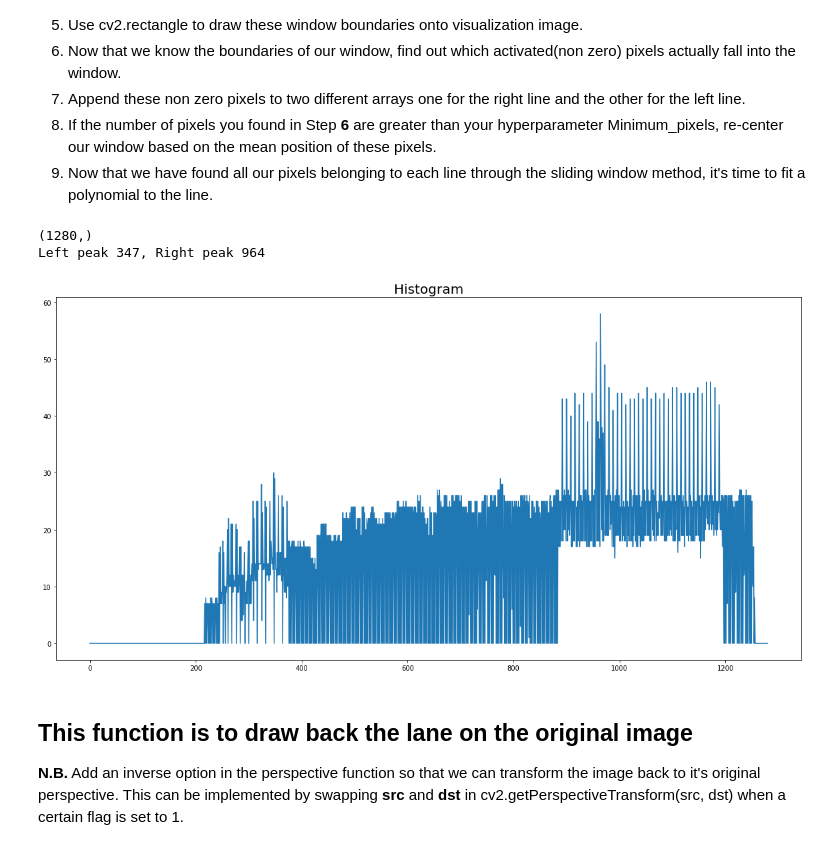
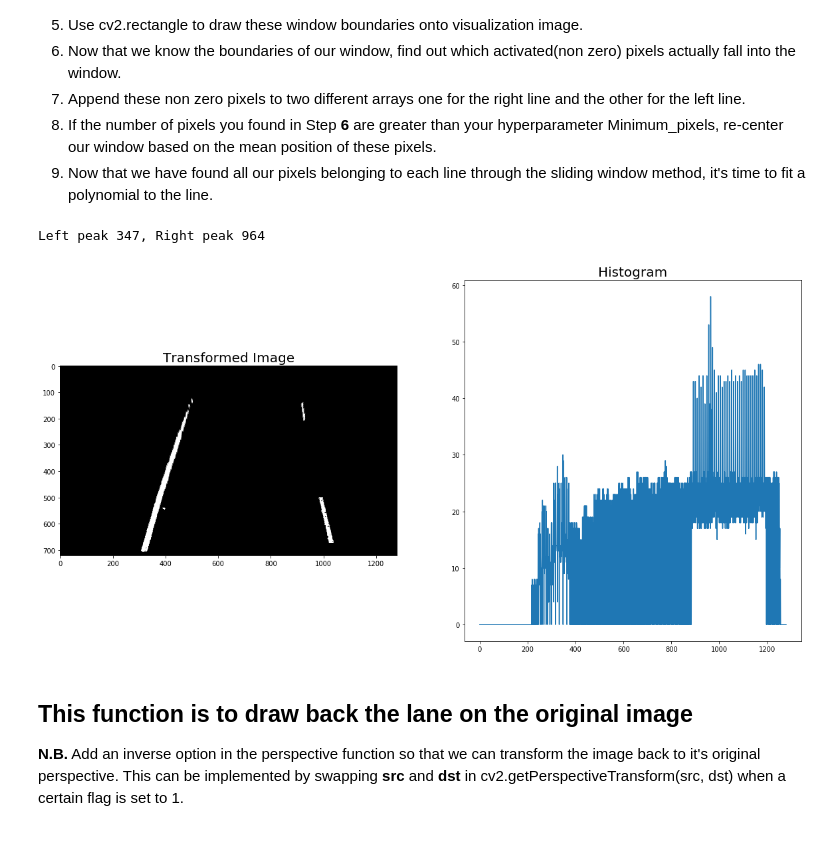
Before and after one commit to BasRizk/LaneDetection-SelfDrivingCars, a Jupyter notebook: lane_detection.ipynb, the cells around one changed output. Saved outputs shown, nothing was run; the diff lists cells and outputs as text; code cells hidden in the pictures.

Commit message:
modify transform-histo visualization

```diff
--- a/lane_detection.ipynb
+++ b/lane_detection.ipynb
@@ -302,37 +302,33 @@ After finishing the previous steps You now have a thresholded warped image and y
 # %%
 image_in_action = calibrated_image
 binary_white = white(image_in_action, channel_num=0, white_thresh = (245,255))
 binary_yellow = yellow(lab_image, channel_num=2, yellow_thresh = (170,200))
 
 # combine both the white and yellow binaries in combined_binary
 binary_combined = np.zeros_like(image_in_action)
 binary_combined[(binary_white >= 1) | (binary_yellow >= 1)] = 255
 transformed_image = perspective_transform(binary_combined)
 
-# f, (ax1) = plt.subplots(1, 1, figsize=(20,10))
-# ax1.set_title('Transformed Image', fontsize=20)
-# ax1.imshow(transformed_image)
-
-transformed_image[transformed_image >= 1] = 1
-image_histo = transformed_image[:,:,1]
+image_histo = np.zeros_like(transformed_image)
+image_histo[transformed_image >= 1] = 1
+image_histo = image_histo[:,:,1]
 image_histo = image_histo.reshape(image_histo.shape[1], image_histo.shape[0])
 image_histo = image_histo.sum(axis=1)
 
-f, (ax1) = plt.subplots(1, 1, figsize=(20,10))
-ax1.set_title('Histogram', fontsize=20)
+f, (ax1, ax2) = plt.subplots(1, 2, figsize=(20,10))
+ax1.set_title('Transformed Image', fontsize=20)
+ax1.imshow(transformed_image)
+ax2.set_title('Histogram', fontsize=20)
 x_values = np.array([i for i in range(0, transformed_image.shape[1])])
-ax1.plot(x_values, image_histo)
-
-print(image_histo.shape)
+ax2.plot(x_values, image_histo)
 
 image_center = int(image_histo.shape[0]/2)
 left_peak = np.argmax(image_histo[:image_center])
 right_peak = np.argmax(image_histo[image_center:]) + image_center
 print("Left peak %s, Right peak %s" % (left_peak, right_peak))
 # %% [output]
-(1280,)
 Left peak 347, Right peak 964
-[figure, old version]
+[figure, new version]
 # %% [markdown]
 ## This function is to draw back the lane on the original image
 **N.B.** Add an inverse option in the perspective function so that we can transform the image back to it's original perspective. This can be implemented by swapping **src** and **dst** in cv2.getPerspectiveTransform(src, dst) when a certain flag is set to 1.
```
